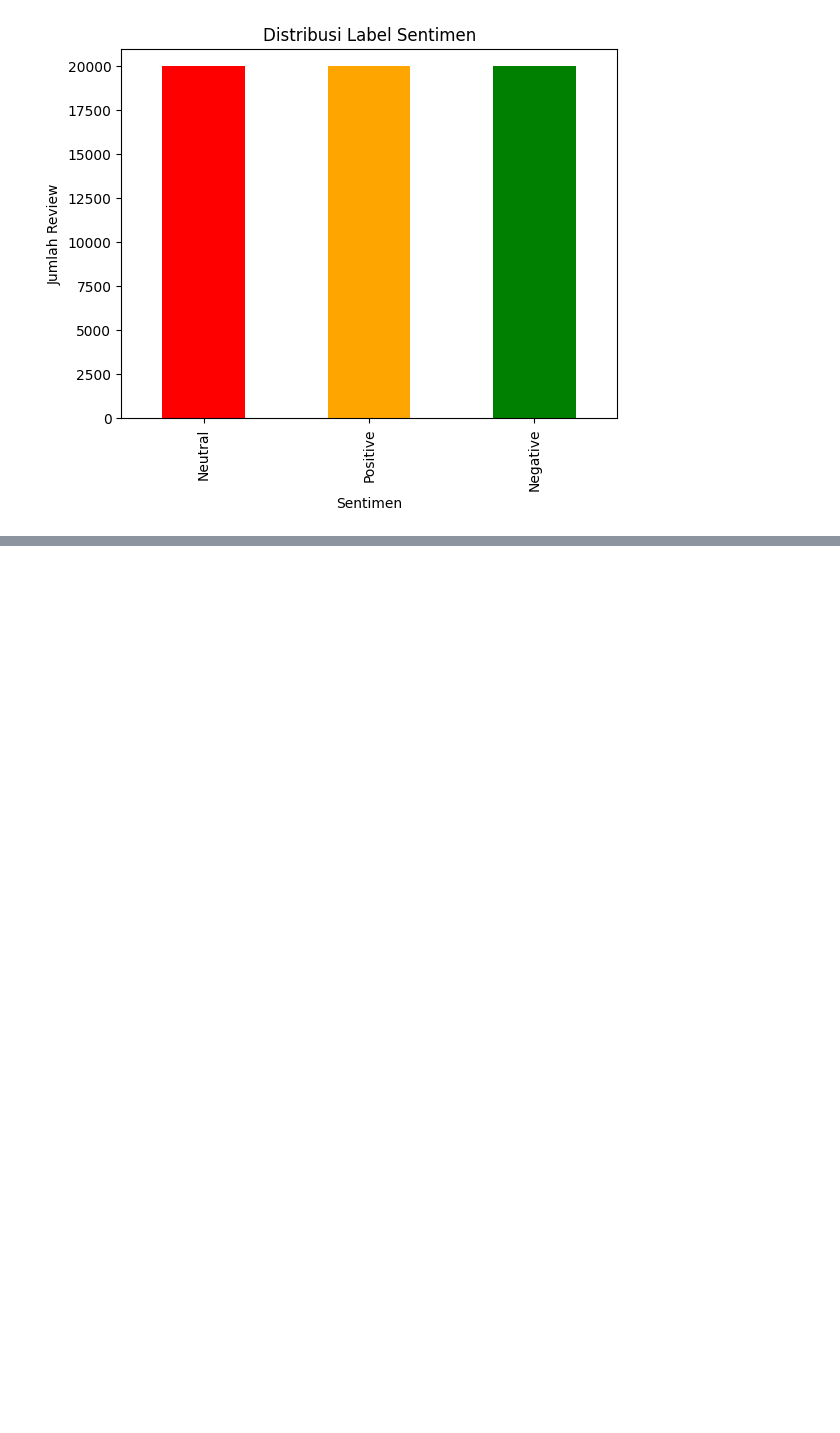
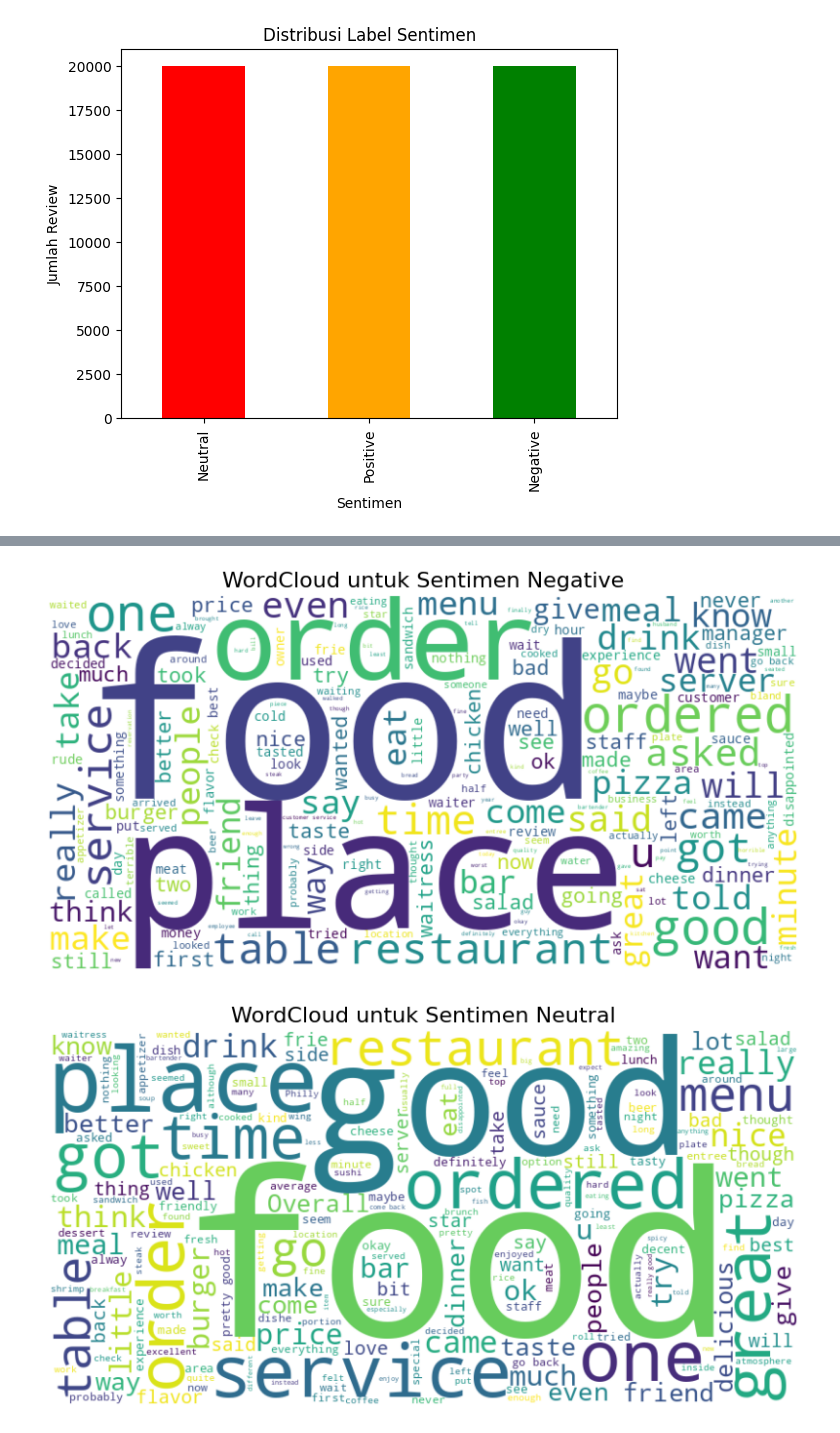
Before and after one commit to Jakij4ki/yelp-sentiment-analysis, a Jupyter notebook: EDA/Percobaan_EDA.ipynb, the cells around one changed output, grey strips where cells are left out. Saved outputs shown, nothing was run; the diff lists cells and outputs as text; code cells hidden in the pictures; blank space fills up the shorter version.

```diff
--- a/EDA/Percobaan_EDA.ipynb
+++ b/EDA/Percobaan_EDA.ipynb
@@ -235,0 +270,20 @@ plt.show()
+# %%
+sentiments = ["Negative", "Neutral", "Positive"]
+
+for name in sentiments:
+    subset = df2[df2["sentiment_label"] == name]["text"].dropna()
+    if subset.empty:
+        print(f"Tidak ada data untuk sentimen {name}, dilewati.")
+        continue
+
+    text = " ".join(subset)
+    wc = WordCloud(width=800, height=400, background_color="white", stopwords=STOPWORDS).generate(text)
+
+    plt.figure(figsize=(10,5))
+    plt.imshow(wc, interpolation='bilinear')
+    plt.axis('off')
+    plt.title(f"WordCloud untuk Sentimen {name}", fontsize=16)
+    plt.show()
+# %% [output]
+[figure, added]
+[figure, added]
```
Also changed, not shown: parts of 14 cells of this notebook.
